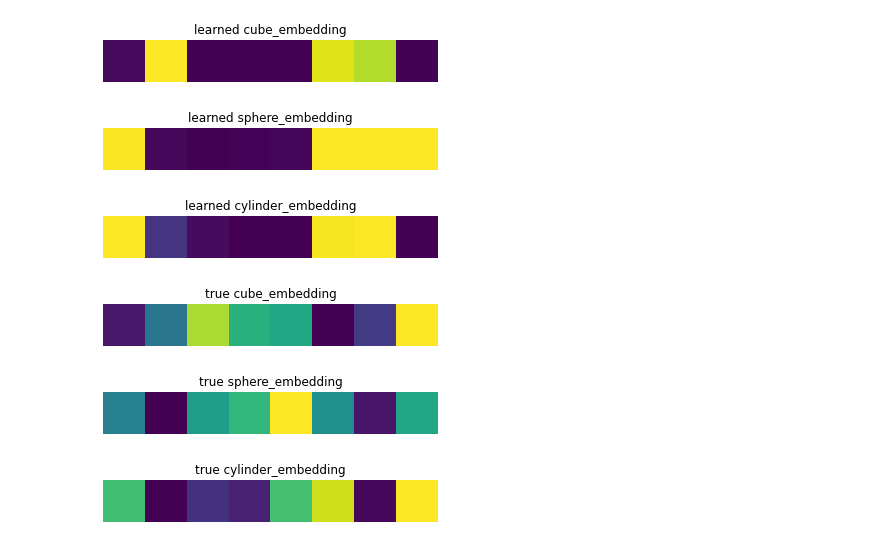
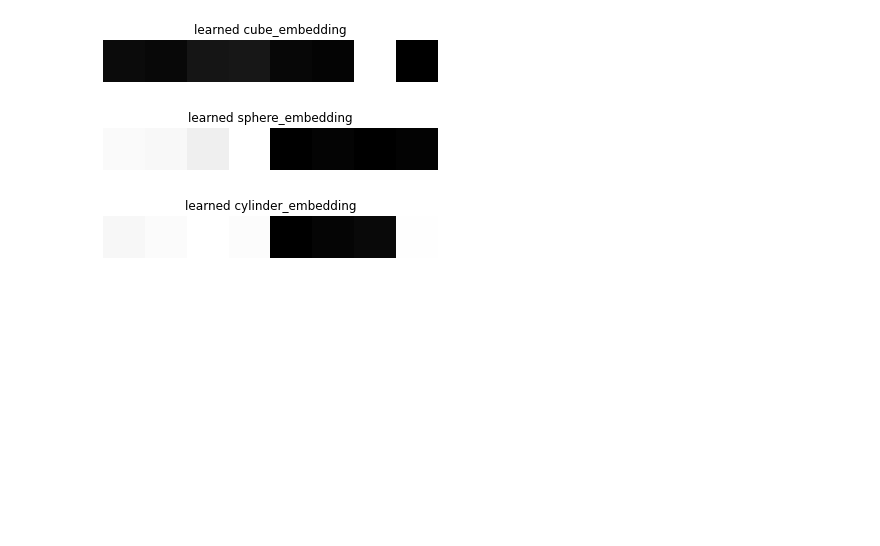
Before and after one commit to COMP6248-Reproducability-Challenge/nscl_reproducability_challenge, a Jupyter notebook: embedding.ipynb, the cells around one changed output. Cells and saved outputs as stored; diff of their text form; code cells hidden in the pictures; blank space fills up the shorter version.

```diff
--- a/embedding.ipynb
+++ b/embedding.ipynb
@@ -46,7 +48,7 @@ class EmbeddingDataset(Dataset):
         self.labels = labels
 
     def __getitem__(self, index):
-        return self.features[index].unsqueeze(0), self.labels[index]
+        return self.features[index], self.labels[index]
 
     def __len__(self):
         return len(self.features)
@@ -65,11 +67,11 @@ for i in range(num_data_per_shape):
 
 dataset = EmbeddingDataset(scenes, scene_labels)
 dataloader = DataLoader(dataset, batch_size=10, shuffle=True, drop_last=True)
-for features, labels in dataloader:
+for features, shape_ids in dataloader:
     for i in range(len(features)):
         plt.figure()
         plt.axis("off")
-        plt.title(f'Label : {labels[i].item()}')
-        plt.imshow(features[i])
+        plt.title(f'obj_{i}({id_to_shape[shape_ids[i].item()]})')
+        plt.imshow(features[i], cmap='gray')
     break
 # %% [output]
@@ -86,5 +88,6 @@ for features, labels in dataloader:
 # %%
-attribute_concept_map = {'shape':['cube', 'sphere', 'cylinder'], 'size':['large', 'small']}
+# Generate embedding space
+attribute_concept_map = {'shape':['cube', 'sphere', 'cylinder']}
 embedding_space = AttributeEmbeddingSpace(attribute_concept_map, input_dim, output_dim)
 
 # print(embedding_space.parameters)
@@ -92,6 +95,6 @@ embedding_space = AttributeEmbeddingSpace(attribute_concept_map, input_dim, outp
 for shape in all_shapes:
     plt.figure()
     plt.axis("off")
-    plt.title(f'initial {shape}_embedding')
-    plt.imshow(getattr(embedding_space.concept_embeddings, shape).concept_vector.data.unsqueeze(1).t())
+    plt.title(f'Initial {shape}_embedding')
+    plt.imshow(getattr(embedding_space.concept_embeddings, shape).concept_vector.data.unsqueeze(1).t(), cmap='gray')
 # %% [output]
@@ -101,12 +104,5 @@ for shape in all_shapes:
 # %%
 # Test similarity computation
-scene = torch.stack([scenes[0], scenes[1], scenes[2]], dim=0)
-for i in range(scene.shape[0]):
-    plt.figure()
-    plt.axis("off")
-    plt.title(f'object_{i} : {labels[i]}')
-    plt.imshow(scene[i].unsqueeze(0))
-
-logits = embedding_space.similarity(scene, 'cube')
-print(logits)
+scene = torch.cat([scenes[0], scenes[1], scenes[2]])
+print(embedding_space.similarity(scene, 'cube'))
 # %% [output]
@@ -117,6 +110,6 @@ tensor([0.0042, 0.0018, 0.0066], grad_fn=<SigmoidBackward>)
 # %%
 # Train embedding space
-num_epoch = 100
+num_epoch = 10
 dataloader = DataLoader(dataset, batch_size=16, shuffle=True, drop_last=True)
 loss_function = nn.MSELoss()
 optimiser = optim.Adam(embedding_space.parameters(), lr=0.01)
@@ -130,23 +123,14 @@ for i in range(num_epoch):
             loss.backward()
             optimiser.step()
 # %%
-# Learned embedding
+# Learned concept_embeddings
 for shape in all_shapes:
     plt.figure()
     plt.axis("off")
     plt.title(f'learned {shape}_embedding')
-    plt.imshow(getattr(embedding_space.concept_embeddings, shape).concept_vector.data.unsqueeze(1).t())
-
-for shape, concept in shape_concepts.items():
-    plt.figure()
-    plt.axis("off")
-    plt.title(f'true {shape}_embedding')
-    plt.imshow(concept.unsqueeze(1).t())
+    plt.imshow(getattr(embedding_space.concept_embeddings, shape).concept_vector.data.unsqueeze(1).t(), cmap='gray')
 # %% [output]
-[figure, old version]
+[figure, new version]
-[figure, old version]
+[figure, new version]
-[figure, old version]
+[figure, new version]
-[figure, removed]
-[figure, removed]
-[figure, removed]
 # %%
```
Also changed, not shown: parts of 8 cells of this notebook, 1 other file.
